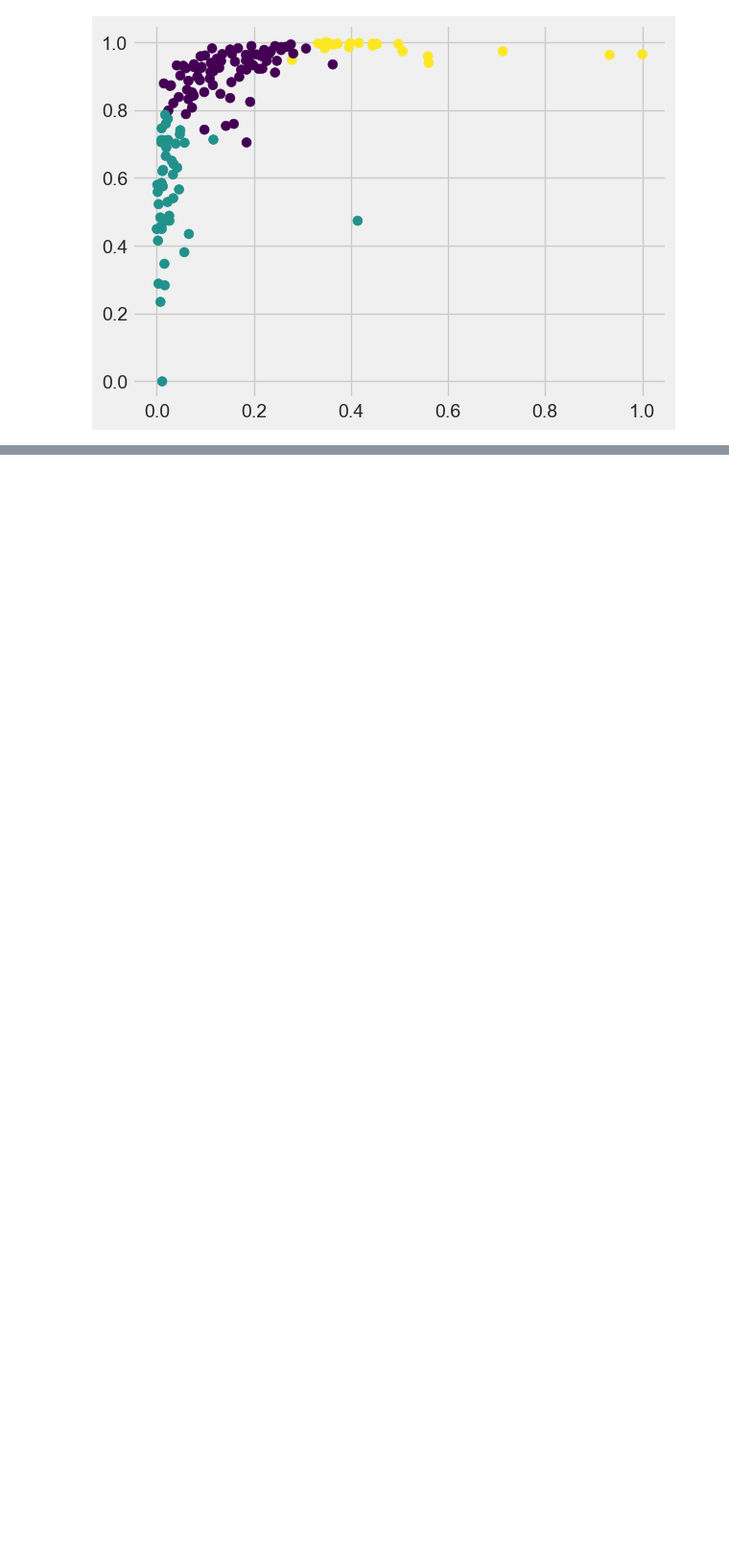
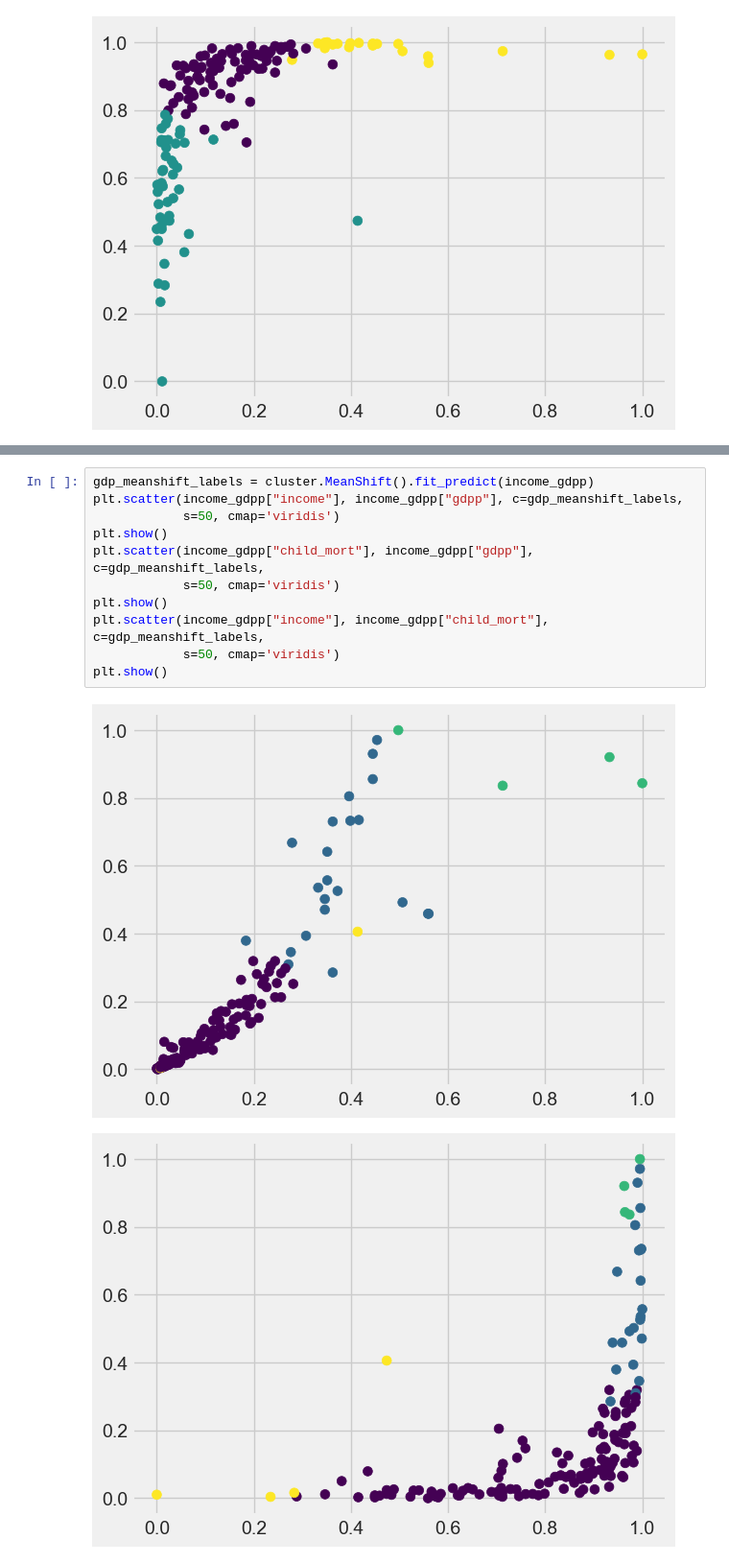
Before and after one commit to SalmonMoses/DSML_melamed, a Jupyter notebook: lab4/lab4.ipynb, the cells around one changed output, grey strips where cells are left out. Shown: that part at 96% size. Drawn from its saved outputs; the diff is of its cells as text; blank space fills up the shorter version.

```diff
--- a/lab4/lab4.ipynb
+++ b/lab4/lab4.ipynb
@@ -267,0 +299,14 @@ plt.show()
+# %%
+gdp_meanshift_labels = cluster.MeanShift().fit_predict(income_gdpp)
+plt.scatter(income_gdpp["income"], income_gdpp["gdpp"], c=gdp_meanshift_labels,
+            s=50, cmap='viridis')
+plt.show()
+plt.scatter(income_gdpp["child_mort"], income_gdpp["gdpp"], c=gdp_meanshift_labels,
+            s=50, cmap='viridis')
+plt.show()
+plt.scatter(income_gdpp["income"], income_gdpp["child_mort"], c=gdp_meanshift_labels,
+            s=50, cmap='viridis')
+plt.show()
+# %% [output]
+[figure, added]
+[figure, added]
```
Also changed, not shown: parts of 8 cells of this notebook, 1 other file.
